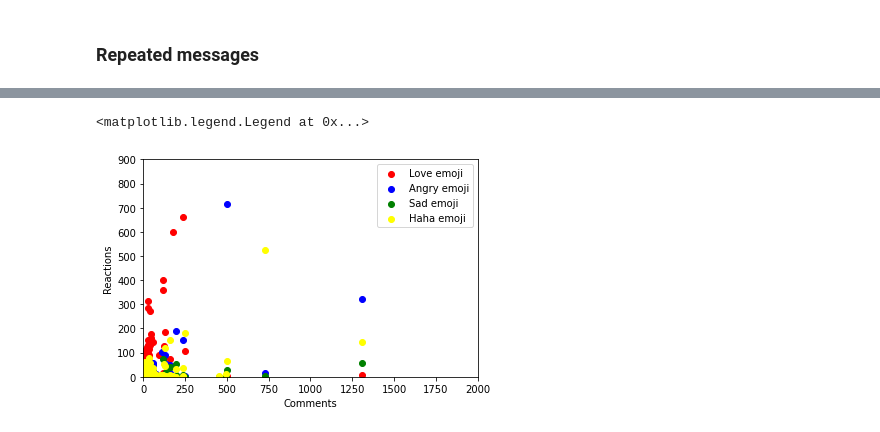
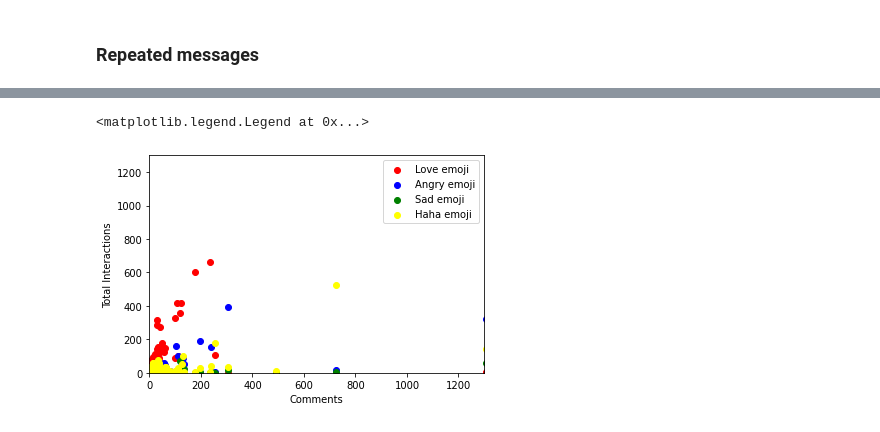
Before and after one commit to saviaga/Latinx2020, a Jupyter notebook: Latinx2020_Words-LatinosForTrump.ipynb, the cells around one changed output, grey strips where cells are left out. Cells and saved outputs as stored; diff of their text form; code cells hidden in the pictures.

```diff
--- a/Latinx2020_Words-LatinosForTrump.ipynb
+++ b/Latinx2020_Words-LatinosForTrump.ipynb
@@ -294,11 +294,18 @@ df
 | texas | 0.501579 |
 | trump | 0.121112 |
 # %%
-word = df.index[0]
-content["lowercase"] = content['MessageDescr'].apply(lambda x: x.lower())
-word_messages = content[content['lowercase'].str.contains(word)]
+#word = df.index[0]
+word = "Latinos from Nicaragua, Venezuela and Cuba living in South Florida know the dangers of Socialism"
 
-word_messages = word_messages['lowercase'].value_counts(ascending=False).rename_axis('unique_messages').reset_index(name='counts')
-word_messages.to_csv(word +"_"+ name+"_messages.csv")
+#content["lowercase"] = content['MessageDescr'].apply(lambda x: x.lower())
+word_messages = content[content['MessageDescr'].str.contains(word)]
+word_messages['Total Interactions']=word_messages['Total Interactions'].astype(str).str.replace(',', '').astype(int)
+
+
+word_messages = word_messages.groupby(['MessageDescr','Link']).aggregate({'Group Name':'count','Group Name':' | '.join,'MessageDescr': 'count','Likes': 'sum','Comments': 'sum', 'Shares': 'sum', 'Love': 'sum', 'Wow': 'sum', 'Haha': 'sum', 'Sad': 'sum','Angry': 'sum', 'Care': 'sum','Total Interactions':'sum'})
+
+
+#word_messages = word_messages['MessageDescr'].value_counts(ascending=False).rename_axis('unique_messages').reset_index(name='counts')
+word_messages.to_csv(word +"_"+"FinalSocialism_Trump_messages.csv")
 word_messages
 # %% [output]
@@ -319,14 +331,13 @@ word_messages
 ### Repeated messages
 # %%
 content['Total Interactions']=content['Total Interactions'].astype(str).str.replace(',', '').astype(int)
-#results = content.groupby(['MessageDescr']).aggregate({'Group Name':['count',' |'.join],'MessageDescr': 'count','Likes': 'sum','Comments': 'sum', 'Shares': 'sum', 'Love': 'sum', 'Wow': 'sum', 'Haha': 'sum', 'Sad': 'sum',
-#       'Angry': 'sum', 'Care': 'sum','Total Interactions':'sum'})
-results = content.groupby(['MessageDescr']).aggregate({'Group Name':'count','MessageDescr': 'count','Likes': 'sum','Comments': 'sum', 'Shares': 'sum', 'Love': 'sum', 'Wow': 'sum', 'Haha': 'sum', 'Sad': 'sum',
-       'Angry': 'sum', 'Care': 'sum','Total Interactions':'sum'})
-
-
+results = content.groupby(['MessageDescr','Link']).aggregate({'Group Name':'count','Group Name':' | '.join,'MessageDescr': 'count','Likes': 'sum','Comments': 'sum', 'Shares': 'sum', 'Love': 'sum', 'Wow': 'sum', 'Haha': 'sum', 'Sad': 'sum','Angry': 'sum', 'Care': 'sum','Total Interactions':'sum'})
+#results = content.groupby(['MessageDescr','Link']).aggregate({'Group Name':'count','MessageDescr': 'count','Likes': 'sum','Comments': 'sum', 'Shares': 'sum', 'Love': 'sum', 'Wow': 'sum', 'Haha': 'sum', 'Sad': 'sum',
+ #      'Angry': 'sum', 'Care': 'sum','Total Interactions':'sum'})
 results.rename(columns={"MessageDescr": "Counts",'Group Name':"Groups"}, inplace=True)
 
 
-results.to_csv("mostpopularLatinosFor"+name+".csv")
+
+
+results.to_csv("latinosforTrumpThePost"+name+".csv")
 # %%
@@ -349,15 +361,15 @@ results.sort_values(by='Total Interactions',ascending=False)
 # %%
 results.reset_index()
-plt.xlim(0,2000)
-plt.ylim(0,900)
+plt.xlim(0,1300)
+plt.ylim(0,1300)
 
 plt.xlabel('Comments')
-plt.ylabel('Reactions')
+plt.ylabel('Total Interactions')
 plt.scatter(results.Comments, results.Love,c='red',label='Love emoji')
 plt.scatter(results.Comments, results.Angry,c='blue',label='Angry emoji')
 plt.scatter(results.Comments, results.Sad,c='green',label='Sad emoji')
 plt.scatter(results.Comments, results.Haha,c='yellow',label='Haha emoji')
 plt.legend()
 # %% [output]
 <matplotlib.legend.Legend at 0x...>
-[figure, old version]
+[figure, new version]
```
Also changed, not shown: parts of 3 cells of this notebook.
